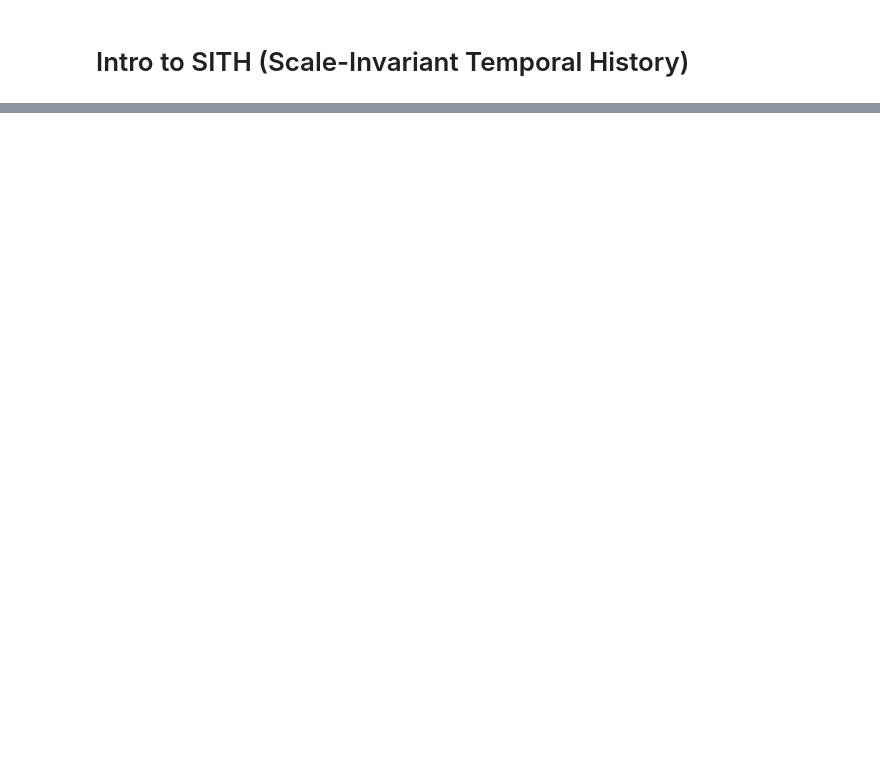
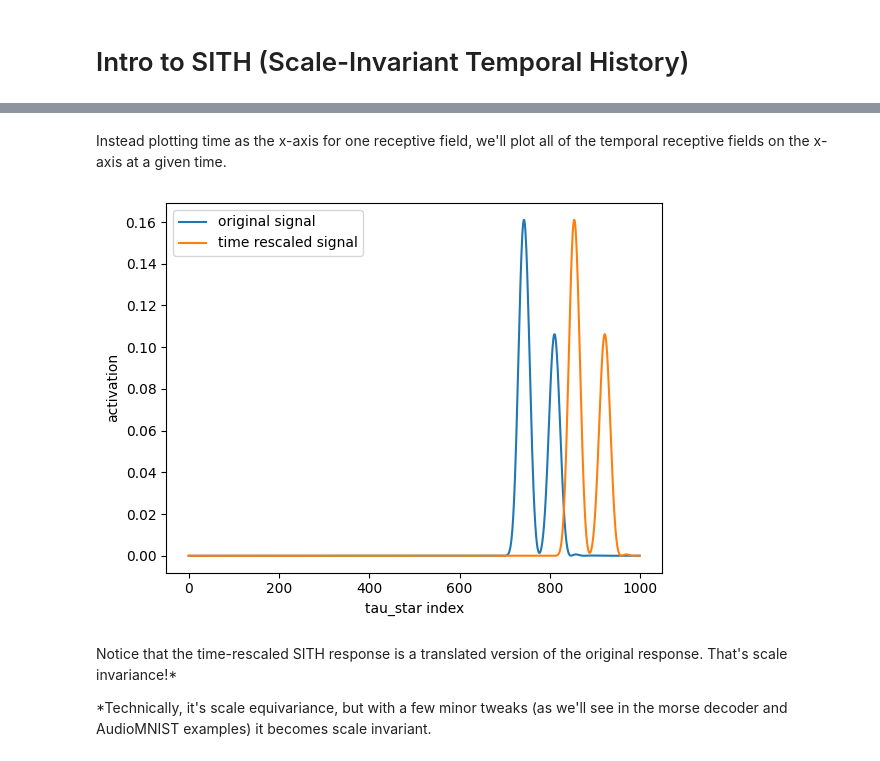
Before and after one commit to cs-hall/SITHshow, a Jupyter notebook: examples/sith_intro.ipynb, the cells around one changed output, grey strips where cells are left out. Cells and saved outputs as stored; diff of their text form; code cells hidden in the pictures; blank space fills up the shorter version.

```diff
--- a/examples/sith_intro.ipynb
+++ b/examples/sith_intro.ipynb
@@ -29,0 +64,36 @@ If we set $\alpha(t) = 1$, we get $\frac{dF}{dt} = -sF + f(t)$
+# %%
+sith_cell = CMECell(in_size='scalar',
+                    tau_min=1,
+                    tau_max=500,
+                    n_taus=1_000, # more taus this time to get a cleaner reconstruction
+                    max_fn_evals=10,
+                    g=0)
+
+def track_signal_over_time(signal):
+    def step(F, f):
+        F, til_f = sith_cell(F, f, alpha=jnp.ones_like(f))
+
+        return F, til_f
+
+    final_F, til_fs = jax.lax.scan(step, sith_cell.get_init_F(delta=False), signal)
+
+    return til_fs
+
+sith_output_original = track_signal_over_time(signal)
+sith_output_rescaled = track_signal_over_time(jnp.repeat(signal, 2))
+# %% [markdown]
+Instead plotting time as the x-axis for one receptive field, we'll plot all of the temporal receptive fields on the x-axis at a given time.
+# %%
+time = -1 # at the end of the signal
+
+plt.plot(sith_output_original[time], label='original signal')
+plt.plot(sith_output_rescaled[time], label='time rescaled signal')
+plt.xlabel('tau_star index')
+plt.ylabel('activation')
+plt.legend();
+# %% [output]
+[figure, added]
+# %% [markdown]
+Notice that the time-rescaled SITH response is a translated version of the original response. That's scale invariance!*
+
+*Technically, it's scale equivariance, but with a few minor tweaks (as we'll see in the morse decoder and AudioMNIST examples) it becomes scale invariant.
```
Also changed, not shown: parts of 22 cells of this notebook, 1 other file.
